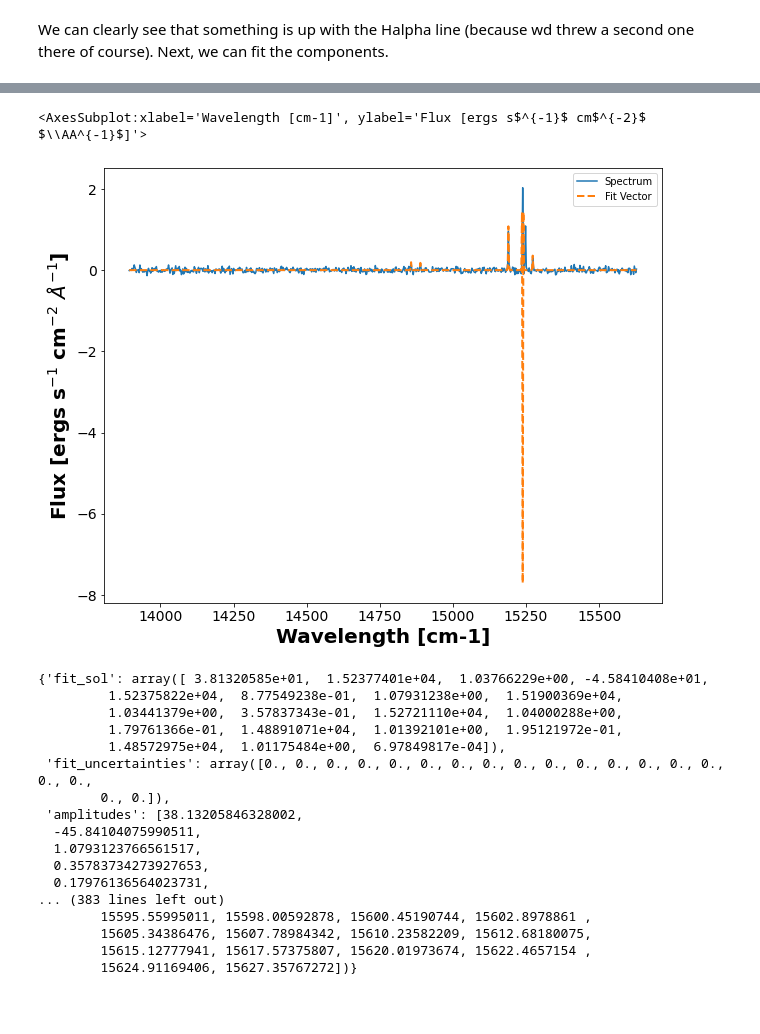
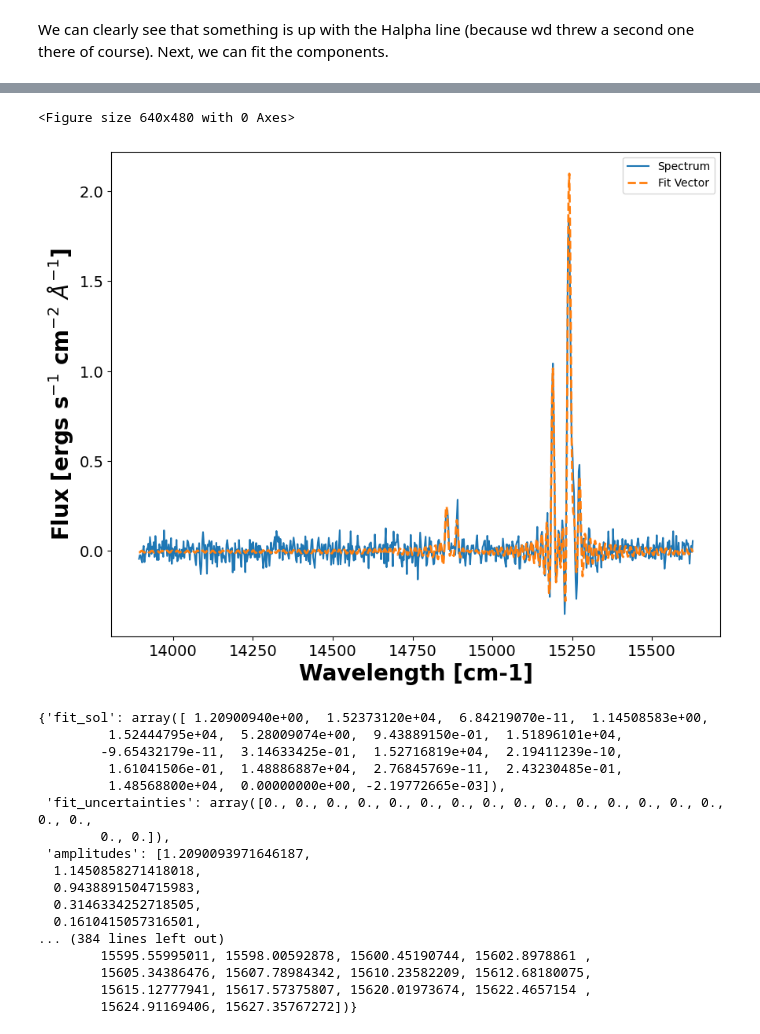
Before and after one commit to crhea93/LUCI, a Jupyter notebook: Examples/Double-Component-Fit.ipynb, the cells around one changed output, grey strips where cells are left out. Drawn from its saved outputs; the diff is of its cells as text; code cells hidden in the pictures; blank space fills up the shorter version.

```diff
--- a/Examples/Double-Component-Fit.ipynb
+++ b/Examples/Double-Component-Fit.ipynb
@@ -72,14 +75,16 @@ sky_corr = (f(wavenumbers_syn))
 sky_corr_scale = np.max(sky_corr)
 sky_corr = sky_corr/sky_corr_scale
 # %%
-fit = lfit.Fit(spectrum.astype(np.double), spectrum_axis.astype(np.double), wavenumbers_syn, 'gaussian',
+fit = lfit.Fit(spectrum.astype(np.double), spectrum_axis.astype(np.double), wavenumbers_syn, 'sincgauss',
                ['Halpha', 'Halpha', 'NII6583', 'NII6548','SII6716', 'SII6731'],
                [1,2,1,1,1,1], [1,2,1,1,1,1],
                #['Halpha', 'NII6583', 'NII6548','SII6716', 'SII6731'],
                #[1,1,1,1,1], [1,1,1,1,1],
                keras.models.load_model('/home/carterrhea/Documents/LUCI/ML/R5000-PREDICTOR-I-SN3'),
                bayes_bool=False, #, uncertainty_bool=True
-               n_stoch=1
+               n_stoch=1,
+               spec_min=14750, spec_max=15350
                )
 fit_dict = fit.fit()
+lplt.plot_fit(spectrum_axis, spectrum, fit_dict['fit_vector'])
 # %% [output]
@@ -87,25 +92,22 @@ WARNING:tensorflow:SavedModel saved prior to TF 2.5 detected when loading Keras
+<Figure size 640x480 with 0 Axes>
+[figure, added]
 # %%
-lplt.plot_fit(spectrum_axis, spectrum, fit_dict['fit_vector'])
+fit_dict
 # %% [output]
-<AxesSubplot:xlabel='Wavelength [cm-1]', ylabel='Flux [ergs s$^{-1}$ cm$^{-2}$ $\\AA^{-1}$]'>
+{'fit_sol': array([ 1.20900940e+00,  1.52373120e+04,  6.84219070e-11,  1.14508583e+00,
+         1.52444795e+04,  5.28009074e+00,  9.43889150e-01,  1.51896101e+04,
+        -9.65432179e-11,  3.14633425e-01,  1.52716819e+04,  2.19411239e-10,
+         1.61041506e-01,  1.48886887e+04,  2.76845769e-11,  2.43230485e-01,
+         1.48568800e+04,  0.00000000e+00, -2.19772665e-03]),
+ 'fit_uncertainties': array([0., 0., 0., 0., 0., 0., 0., 0., 0., 0., 0., 0., 0., 0., 0., 0., 0.,
+        0., 0.]),
+ 'amplitudes': [1.2090093971646187,
+  1.1450858271418018,
+  0.9438891504715983,
+  0.3146334252718505,
+  0.1610415057316501,
+... (384 lines left out)
+        15595.55995011, 15598.00592878, 15600.45190744, 15602.8978861 ,
+        15605.34386476, 15607.78984342, 15610.23582209, 15612.68180075,
+        15615.12777941, 15617.57375807, 15620.01973674, 15622.4657154 ,
+        15624.91169406, 15627.35767272])}
-[figure, removed]
-# %%
-fit_dict
-# %% [output]
-{'fit_sol': array([ 3.81320585e+01,  1.52377401e+04,  1.03766229e+00, -4.58410408e+01,
-         1.52375822e+04,  8.77549238e-01,  1.07931238e+00,  1.51900369e+04,
-         1.03441379e+00,  3.57837343e-01,  1.52721110e+04,  1.04000288e+00,
-         1.79761366e-01,  1.48891071e+04,  1.01392101e+00,  1.95121972e-01,
-         1.48572975e+04,  1.01175484e+00,  6.97849817e-04]),
- 'fit_uncertainties': array([0., 0., 0., 0., 0., 0., 0., 0., 0., 0., 0., 0., 0., 0., 0., 0., 0.,
-        0., 0.]),
- 'amplitudes': [38.13205846328002,
-  -45.84104075990511,
-  1.0793123766561517,
-  0.35783734273927653,
-  0.17976136564023731,
-... (383 lines left out)
-        15595.55995011, 15598.00592878, 15600.45190744, 15602.8978861 ,
-        15605.34386476, 15607.78984342, 15610.23582209, 15612.68180075,
-        15615.12777941, 15617.57375807, 15620.01973674, 15622.4657154 ,
-        15624.91169406, 15627.35767272])}
```
Also changed, not shown: parts of 3 cells of this notebook, 2 other files.
